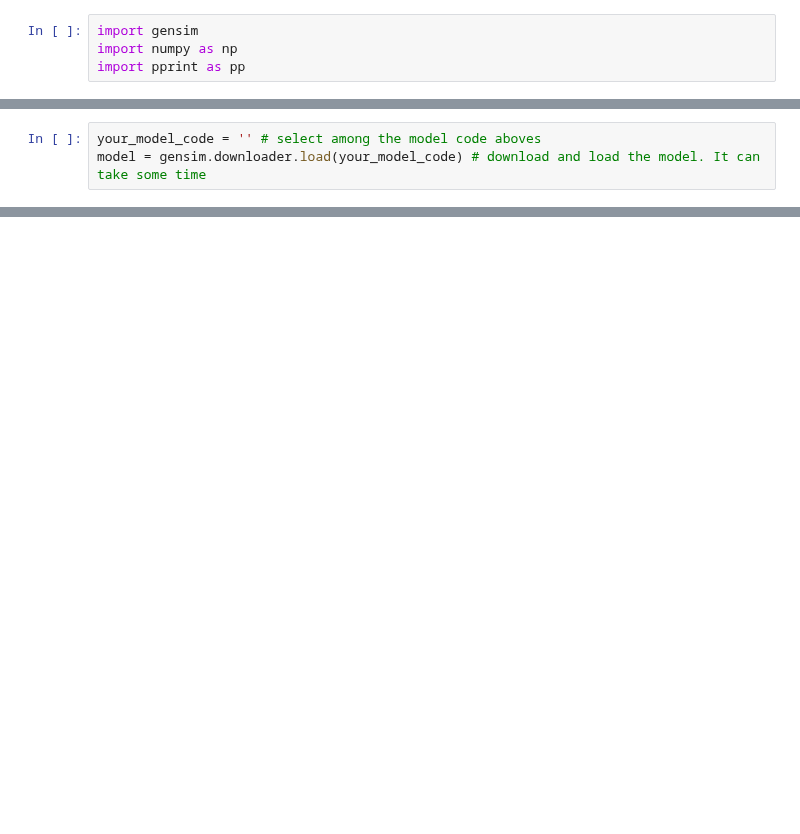
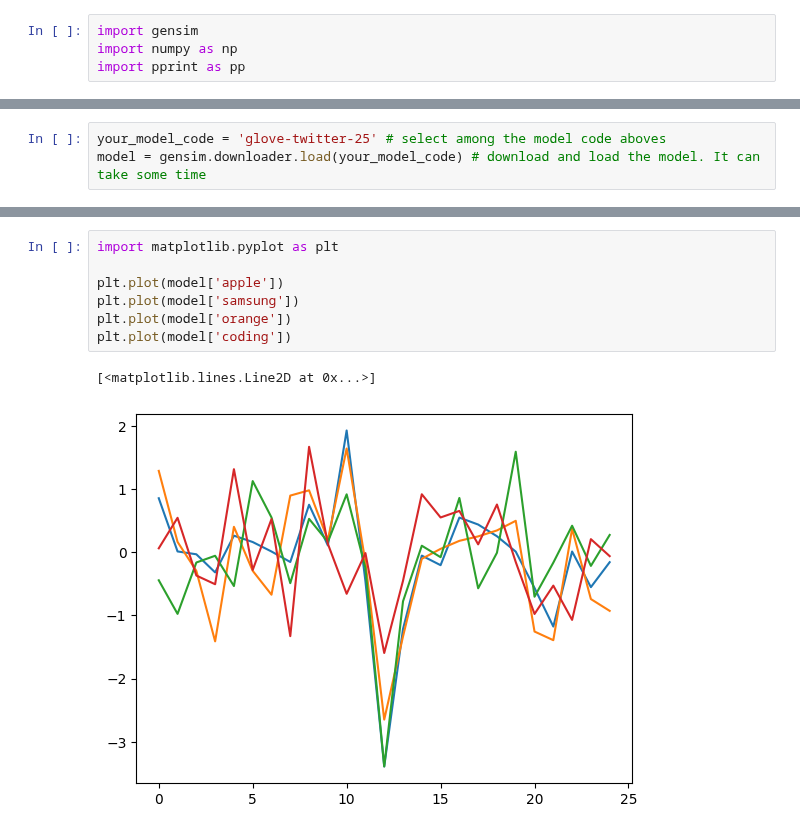
Before and after one commit to jdasam/aat3020, a Jupyter notebook: notebooks/1_word2vec_play.ipynb, the cells around one changed output, grey strips where cells are left out. Saved outputs shown, nothing was run; the diff lists cells and outputs as text; blank space fills up the shorter version.

```diff
--- a/notebooks/1_word2vec_play.ipynb
+++ b/notebooks/1_word2vec_play.ipynb
@@ -10,3 +22,3 @@ list(gensim.downloader.info()['models'].keys())
 # %%
-your_model_code = '' # select among the model code aboves
+your_model_code = 'glove-twitter-25' # select among the model code aboves
 model = gensim.downloader.load(your_model_code) # download and load the model. It can take some time
@@ -17,0 +49,10 @@ model.most_similar(your_word)
+# %%
+import matplotlib.pyplot as plt
+
+plt.plot(model['apple'])
+plt.plot(model['samsung'])
+plt.plot(model['orange'])
+plt.plot(model['coding'])
+# %% [output]
+[<matplotlib.lines.Line2D at 0x...>]
+[figure, added]
```
Also changed, not shown: parts of 5 cells of this notebook.
